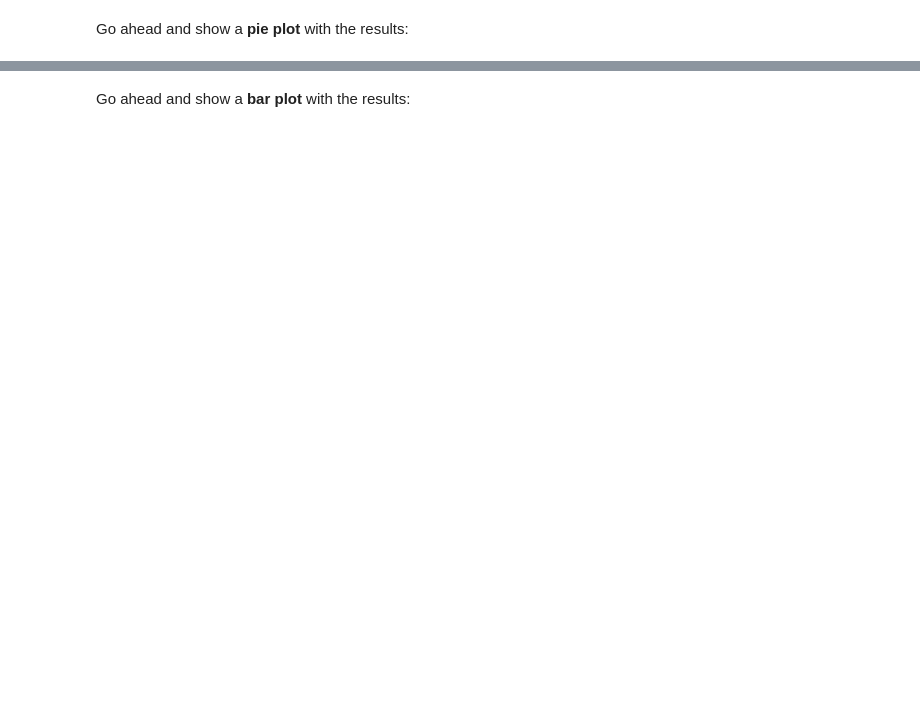
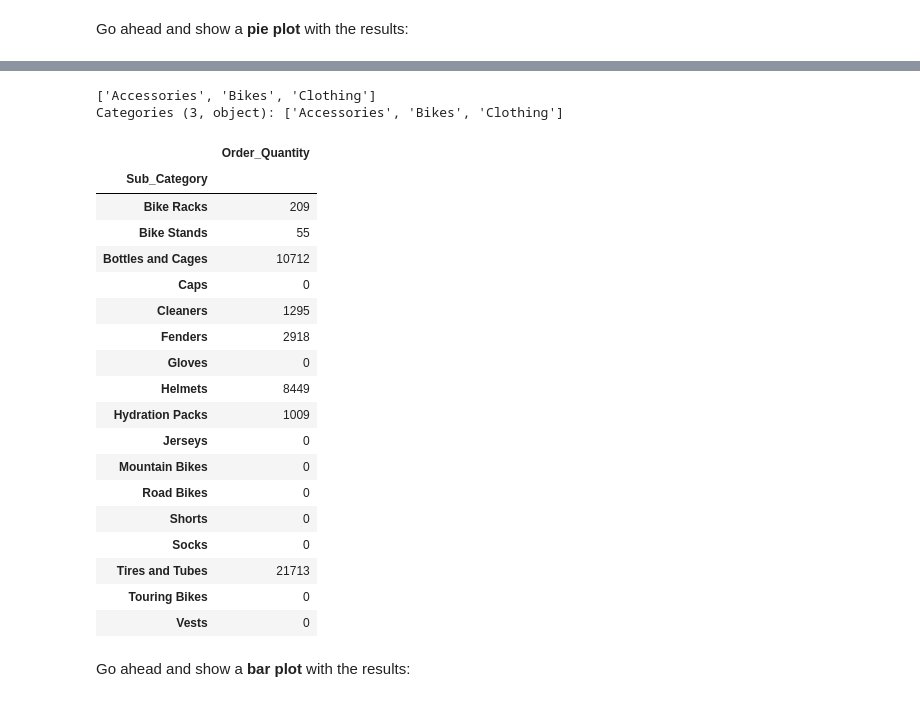
Before and after one commit to originalugo/PDA-bike-store-sales, a Jupyter notebook: Project.ipynb, the cells around one changed output, grey strips where cells are left out. Cells and saved outputs as stored; diff of their text form; code cells hidden in the pictures; blank space fills up the shorter version.

```diff
--- a/Project.ipynb
+++ b/Project.ipynb
@@ -431,8 +508,34 @@ Go ahead and show a <b>pie plot</b> with the results:
 ![green-divider](https://user-images.githubusercontent.com/7065401/52071924-c003ad80-2562-11e9-8297-1c6595f8a7ff.png)
 
 ### How many orders were made per accessory sub-categories?
+# %%
+sales['Product_Category'].unique()
+# %% [output]
+['Accessories', 'Bikes', 'Clothing']
+Categories (3, object): ['Accessories', 'Bikes', 'Clothing']
 # %%
 # your code goes here
+sales[['Sub_Category', 'Order_Quantity']].loc[sales['Product_Category']=='Accessories'].groupby('Sub_Category').sum()
+# %% [output]
+|  | Order_Quantity |
+| Sub_Category |  |
+| Bike Racks | 209 |
+| Bike Stands | 55 |
+| Bottles and Cages | 10712 |
+| Caps | 0 |
+| Cleaners | 1295 |
+| Fenders | 2918 |
+| Gloves | 0 |
+| Helmets | 8449 |
+| Hydration Packs | 1009 |
+| Jerseys | 0 |
+| Mountain Bikes | 0 |
+| Road Bikes | 0 |
+| Shorts | 0 |
+| Socks | 0 |
+| Tires and Tubes | 21713 |
+| Touring Bikes | 0 |
+| Vests | 0 |
 # %% [markdown]
 Go ahead and show a <b>bar plot</b> with the results:
 # %%
```
Also changed, not shown: parts of 19 cells of this notebook.
